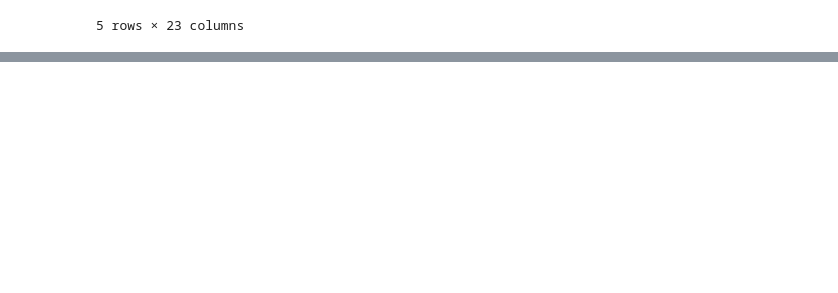
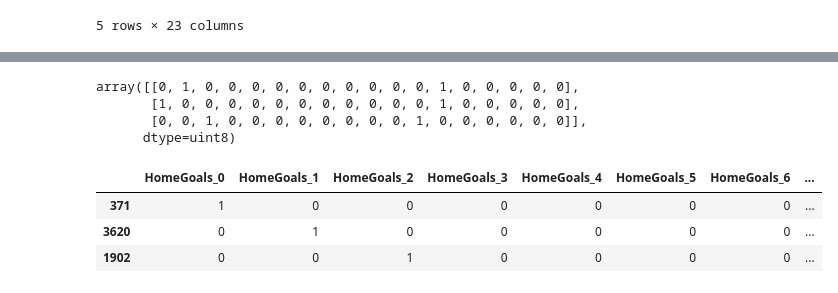
Before and after one commit to runirudh/EPLstats, a Jupyter notebook: epl1.ipynb, the cells around one changed output, grey strips where cells are left out. Cells and saved outputs as stored; diff of their text form; code cells hidden in the pictures; blank space fills up the shorter version.

```diff
--- a/epl1.ipynb
+++ b/epl1.ipynb
@@ -605,0 +668,2 @@ weighted avg       0.48      0.50      0.49       950
+# %%
+xtrain,xtest,ytrain,ytest = train_test_split(X,y)
@@ -605,0 +681,16 @@ weighted avg       0.48      0.50      0.49       950
+# %%
+tree = DecisionTreeClassifier(min_samples_leaf=5, max_depth=13)
+treemodel = tree.fit(xtrain, ytrain)
+# %%
+ypred = treemodel.predict(xtest)
+# %%
+display(ypred[:3],ytest[:3])
+# %% [output]
+array([[0, 1, 0, 0, 0, 0, 0, 0, 0, 0, 0, 0, 1, 0, 0, 0, 0, 0],
+       [1, 0, 0, 0, 0, 0, 0, 0, 0, 0, 0, 0, 1, 0, 0, 0, 0, 0],
+       [0, 0, 1, 0, 0, 0, 0, 0, 0, 0, 0, 1, 0, 0, 0, 0, 0, 0]],
+      dtype=uint8)
+|  | HomeGoals_0 | HomeGoals_1 | HomeGoals_2 | HomeGoals_3 | HomeGoals_4 | HomeGoals_5 | HomeGoals_6 | ... |
+| 371 | 1 | 0 | 0 | 0 | 0 | 0 | 0 | ... |
+| 3620 | 0 | 1 | 0 | 0 | 0 | 0 | 0 | ... |
+| 1902 | 0 | 0 | 1 | 0 | 0 | 0 | 0 | ... |
```
Also changed, not shown: parts of 35 cells of this notebook.
